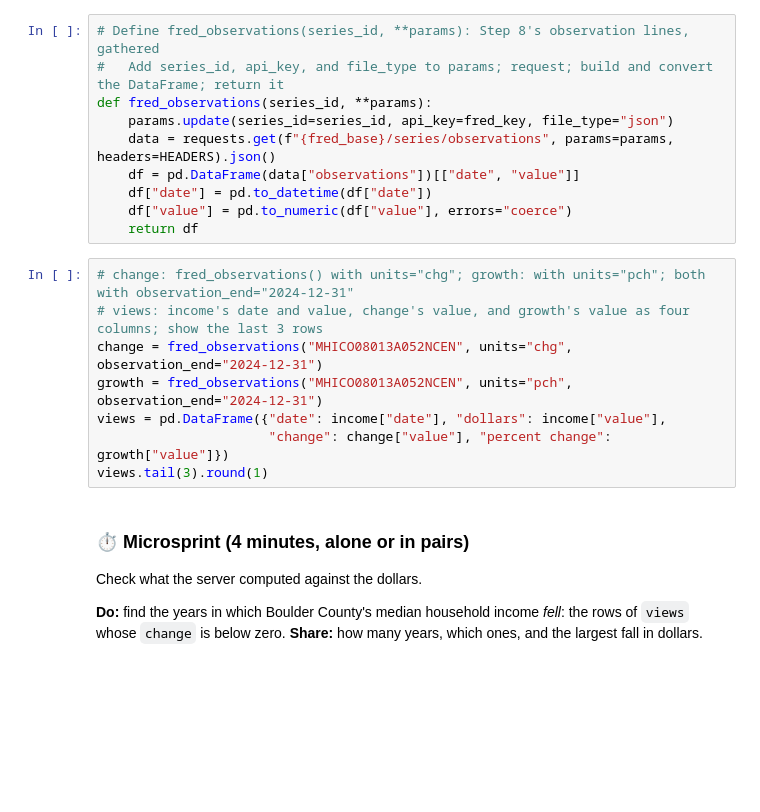
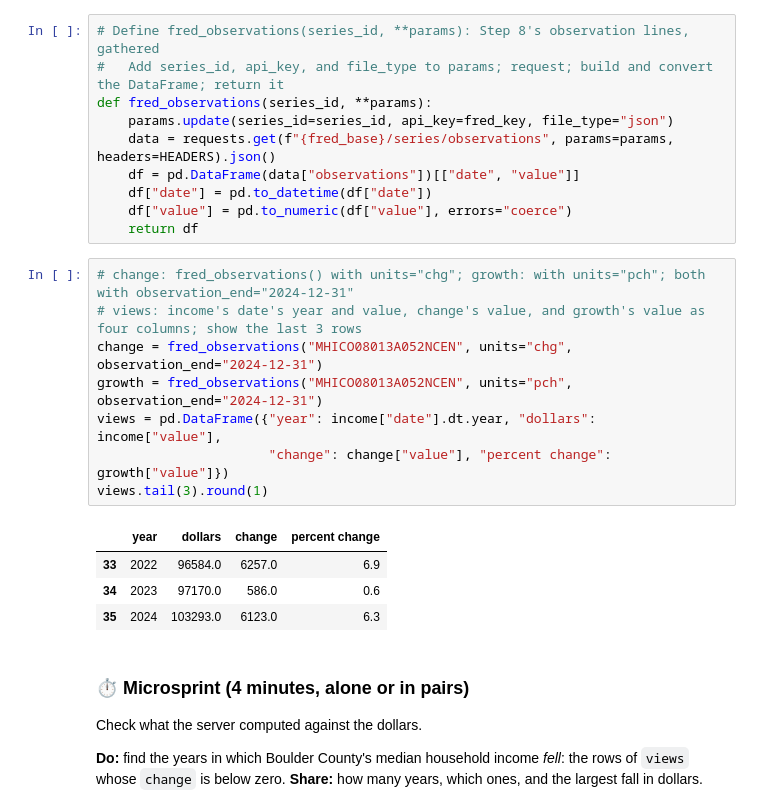
Before and after one commit to cuinfoscience/INFO4617-Fall2026, a Jupyter notebook: labs/week-11/lab-11-key.ipynb, the cells around one changed output. Drawn from its saved outputs; the diff is of its cells as text; blank space fills up the shorter version.

```diff
--- a/labs/week-11/lab-11-key.ipynb
+++ b/labs/week-11/lab-11-key.ipynb
@@ -379,12 +388,17 @@ def fred_observations(series_id, **params):
     return df
 # %%
 # change: fred_observations() with units="chg"; growth: with units="pch"; both with observation_end="2024-12-31"
-# views: income's date and value, change's value, and growth's value as four columns; show the last 3 rows
+# views: income's date's year and value, change's value, and growth's value as four columns; show the last 3 rows
 change = fred_observations("MHICO08013A052NCEN", units="chg", observation_end="2024-12-31")
 growth = fred_observations("MHICO08013A052NCEN", units="pch", observation_end="2024-12-31")
-views = pd.DataFrame({"date": income["date"], "dollars": income["value"],
+views = pd.DataFrame({"year": income["date"].dt.year, "dollars": income["value"],
                       "change": change["value"], "percent change": growth["value"]})
 views.tail(3).round(1)
+# %% [output]
+|  | year | dollars | change | percent change |
+| 33 | 2022 | 96584.0 | 6257.0 | 6.9 |
+| 34 | 2023 | 97170.0 | 586.0 | 0.6 |
+| 35 | 2024 | 103293.0 | 6123.0 | 6.3 |
 # %% [markdown]
 ### ⏱ Microsprint (4 minutes, alone or in pairs)
 
```
Also changed, not shown: parts of 15 cells of this notebook, 2 other files.
